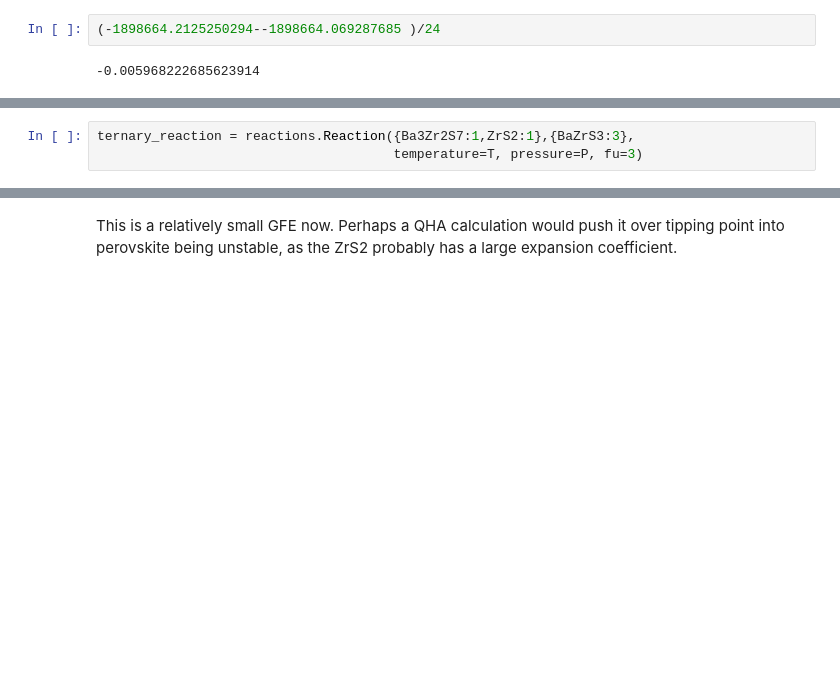
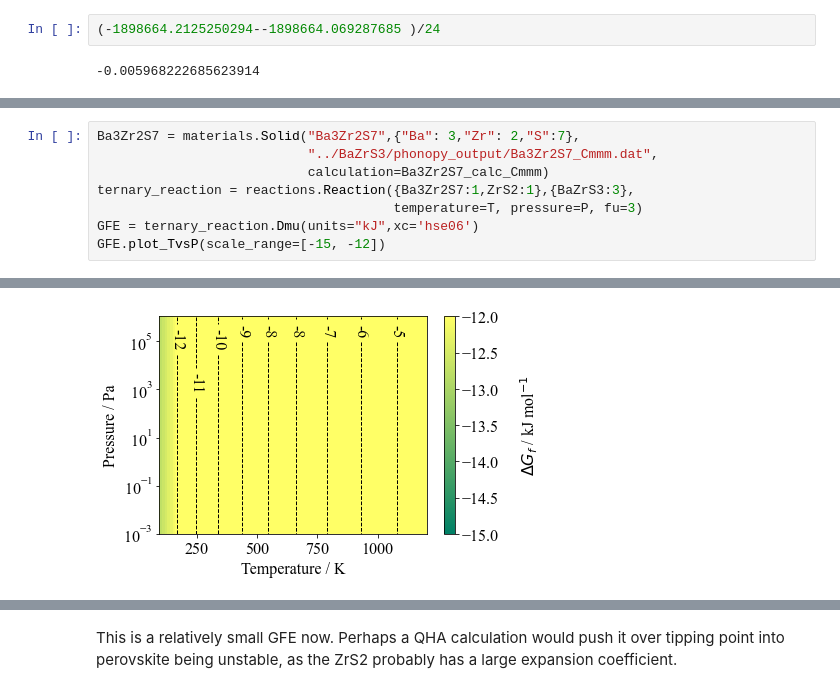
Before and after one commit to NU-CEM/ThermoPot, a Jupyter notebook: BaZrS3/BaZrS3_hse06.ipynb, the cells around one changed output, grey strips where cells are left out. Drawn from its saved outputs; the diff is of its cells as text; blank space fills up the shorter version.

```diff
--- a/BaZrS3/BaZrS3_hse06.ipynb
+++ b/BaZrS3/BaZrS3_hse06.ipynb
@@ -323,3 +369,9 @@ Ba3Zr2S7 = materials.Solid("Ba3Zr2S7",{"Ba": 3,"Zr": 2,"S":7},
 # %%
+Ba3Zr2S7 = materials.Solid("Ba3Zr2S7",{"Ba": 3,"Zr": 2,"S":7},
+                           "../BaZrS3/phonopy_output/Ba3Zr2S7_Cmmm.dat",
+                           calculation=Ba3Zr2S7_calc_Cmmm)
 ternary_reaction = reactions.Reaction({Ba3Zr2S7:1,ZrS2:1},{BaZrS3:3},
                                       temperature=T, pressure=P, fu=3)
+GFE = ternary_reaction.Dmu(units="kJ",xc='hse06')
+GFE.plot_TvsP(scale_range=[-15, -12])
+# %% [output]
@@ -325,0 +379 @@ ternary_reaction = reactions.Reaction({Ba3Zr2S7:1,ZrS2:1},{BaZrS3:3},
+[figure, added]
```
Also changed, not shown: parts of 16 cells of this notebook.
